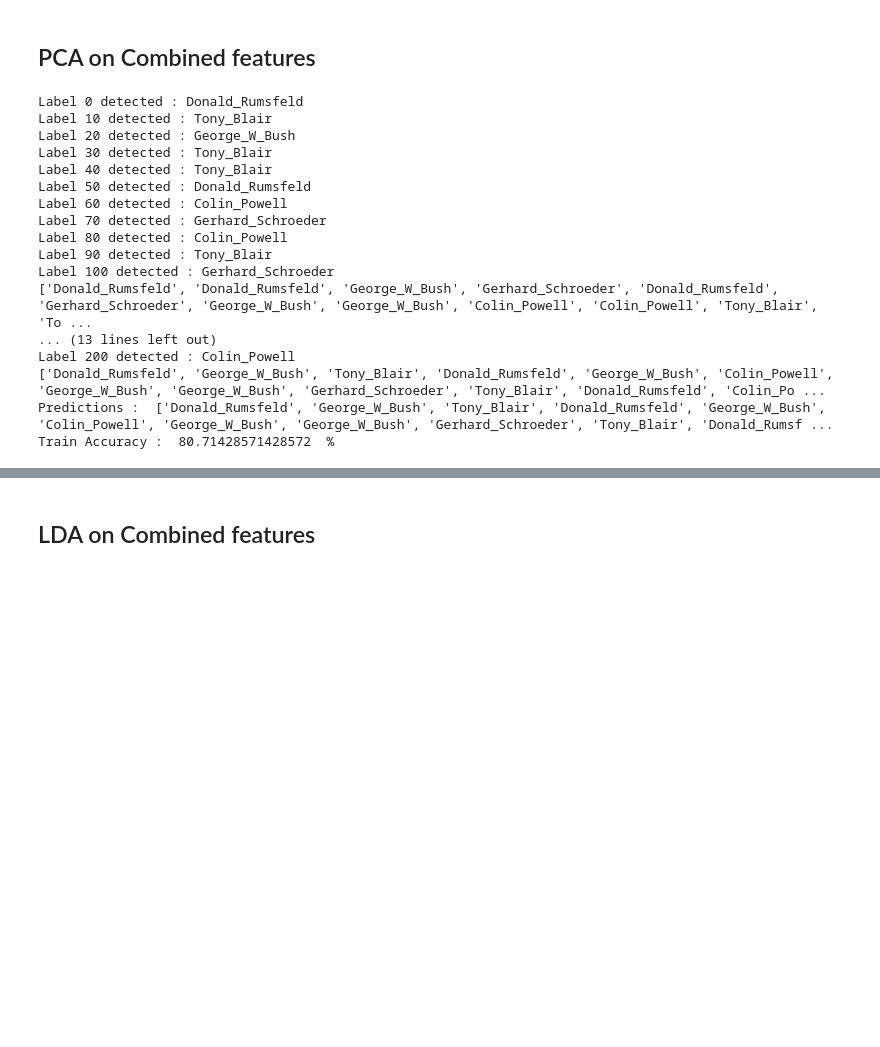
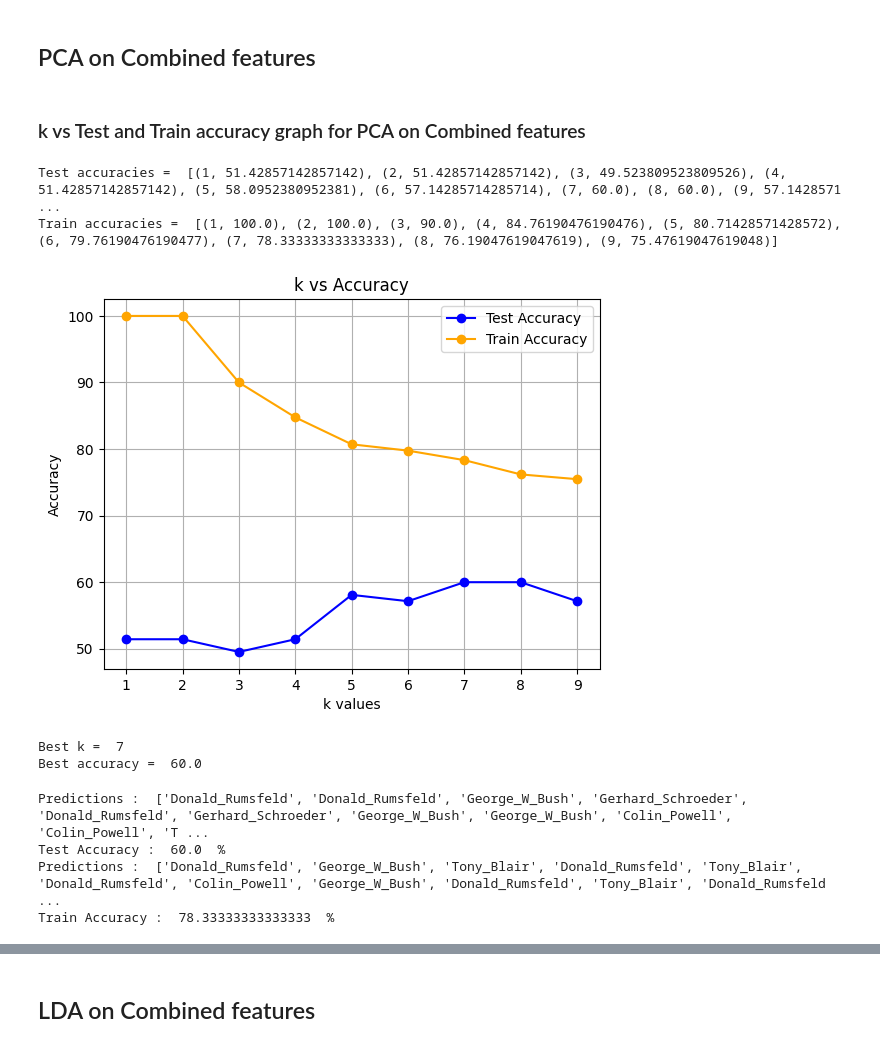
Before and after one commit to AgarwalMayank2/Face_Detection, a Jupyter notebook: applying_ML_algorithms/KNN_PRMLproj.ipynb, the cells around one changed output, grey strips where cells are left out. Cells and saved outputs as stored; diff of their text form; code cells hidden in the pictures; blank space fills up the shorter version.

```diff
--- a/applying_ML_algorithms/KNN_PRMLproj.ipynb
+++ b/applying_ML_algorithms/KNN_PRMLproj.ipynb
@@ -537,28 +483,56 @@ Train Accuracy :  81.42857142857143  %
 # Calling KNN function on Combined features (with Dimensionality Reduction)
 # %% [markdown]
 ## PCA on Combined features
+# %% [markdown]
+### k vs Test and Train accuracy graph for PCA on Combined features
+# %%
+test_accuracies=[]
+train_accuracies=[]
+for k in range(1,10):
+  y_pred_test, acc_test = knn(k, X_train_pca, X_test_pca, y_test)
+  test_accuracies.append((k,acc_test))
+  y_pred_train, acc_train = knn(k, X_train_pca, X_train_pca, y_train)
+  train_accuracies.append((k,acc_train))
+
+print("Test accuracies = ", test_accuracies)
+print("Train accuracies = ", train_accuracies)
+# %% [output]
+Test accuracies =  [(1, 51.42857142857142), (2, 51.42857142857142), (3, 49.523809523809526), (4, 51.42857142857142), (5, 58.0952380952381), (6, 57.14285714285714), (7, 60.0), (8, 60.0), (9, 57.1428571 ...
+Train accuracies =  [(1, 100.0), (2, 100.0), (3, 90.0), (4, 84.76190476190476), (5, 80.71428571428572), (6, 79.76190476190477), (7, 78.33333333333333), (8, 76.19047619047619), (9, 75.47619047619048)]
+# %%
+# plot k vs test accuracy and train accuracy graph
+import matplotlib.pyplot as plt
+
+x_axis=[pair[0] for pair in test_accuracies]
+y_axis_test=[pair[1] for pair in test_accuracies]
+y_axis_train=[pair[1] for pair in train_accuracies]
+
+plt.plot(x_axis, y_axis_test, marker='o', color='blue', label='Test Accuracy') # Test accuracy
+plt.plot(x_axis, y_axis_train, marker='o', color='orange', label='Train Accuracy') # Train accuracy
+plt.xlabel('k values')
+plt.ylabel('Accuracy')
+plt.title('k vs Accuracy')
+plt.legend()
+plt.grid('True')
+plt.show()
+# %% [output]
+[figure, added]
+# %%
+best_k, best_acc = max(test_accuracies, key=lambda x: x[1])
+print("Best k = ", best_k)
+print("Best accuracy = ", best_acc)
+# %% [output]
+Best k =  7
+Best accuracy =  60.0
 # %%
-y_pred, acc = knn(5, X_train_pca, X_test_pca, y_test)
-print("Predictions : ", y_pred)
-print("Test Accuracy : ", acc, " %")
-y_pred, acc = knn(5, X_train_pca, X_train_pca, y_train)
-print("Predictions : ", y_pred)
-print("Train Accuracy : ", acc, " %")
+y_pred_test, acc_test = knn(best_k, X_train_pca, X_test_pca, y_test)
+print("Predictions : ", y_pred_test)
+print("Test Accuracy : ", acc_test, " %")
+y_pred_train, acc_train = knn(best_k, X_train_pca, X_train_pca, y_train)
+print("Predictions : ", y_pred_train)
+print("Train Accuracy : ", acc_train, " %")
 # %% [output]
-Label 0 detected : Donald_Rumsfeld
-Label 10 detected : Tony_Blair
-Label 20 detected : George_W_Bush
-Label 30 detected : Tony_Blair
-Label 40 detected : Tony_Blair
-Label 50 detected : Donald_Rumsfeld
-Label 60 detected : Colin_Powell
-Label 70 detected : Gerhard_Schroeder
-Label 80 detected : Colin_Powell
-Label 90 detected : Tony_Blair
-Label 100 detected : Gerhard_Schroeder
-['Donald_Rumsfeld', 'Donald_Rumsfeld', 'George_W_Bush', 'Gerhard_Schroeder', 'Donald_Rumsfeld', 'Gerhard_Schroeder', 'George_W_Bush', 'George_W_Bush', 'Colin_Powell', 'Colin_Powell', 'Tony_Blair', 'To ...
-... (13 lines left out)
-Label 200 detected : Colin_Powell
-['Donald_Rumsfeld', 'George_W_Bush', 'Tony_Blair', 'Donald_Rumsfeld', 'George_W_Bush', 'Colin_Powell', 'George_W_Bush', 'George_W_Bush', 'Gerhard_Schroeder', 'Tony_Blair', 'Donald_Rumsfeld', 'Colin_Po ...
-Predictions :  ['Donald_Rumsfeld', 'George_W_Bush', 'Tony_Blair', 'Donald_Rumsfeld', 'George_W_Bush', 'Colin_Powell', 'George_W_Bush', 'George_W_Bush', 'Gerhard_Schroeder', 'Tony_Blair', 'Donald_Rumsf ...
-Train Accuracy :  80.71428571428572  %
+Predictions :  ['Donald_Rumsfeld', 'Donald_Rumsfeld', 'George_W_Bush', 'Gerhard_Schroeder', 'Donald_Rumsfeld', 'Gerhard_Schroeder', 'George_W_Bush', 'George_W_Bush', 'Colin_Powell', 'Colin_Powell', 'T ...
+Test Accuracy :  60.0  %
+Predictions :  ['Donald_Rumsfeld', 'George_W_Bush', 'Tony_Blair', 'Donald_Rumsfeld', 'Tony_Blair', 'Donald_Rumsfeld', 'Colin_Powell', 'George_W_Bush', 'Donald_Rumsfeld', 'Tony_Blair', 'Donald_Rumsfeld ...
+Train Accuracy :  78.33333333333333  %
```
Also changed, not shown: parts of 50 cells of this notebook.
